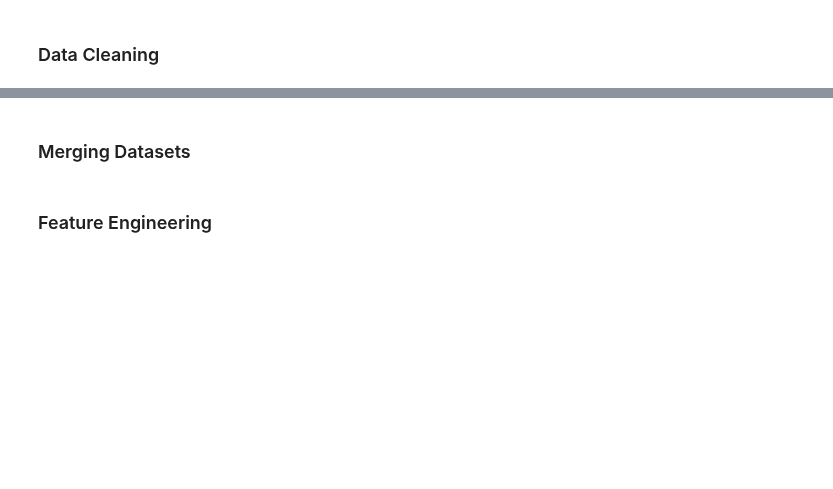
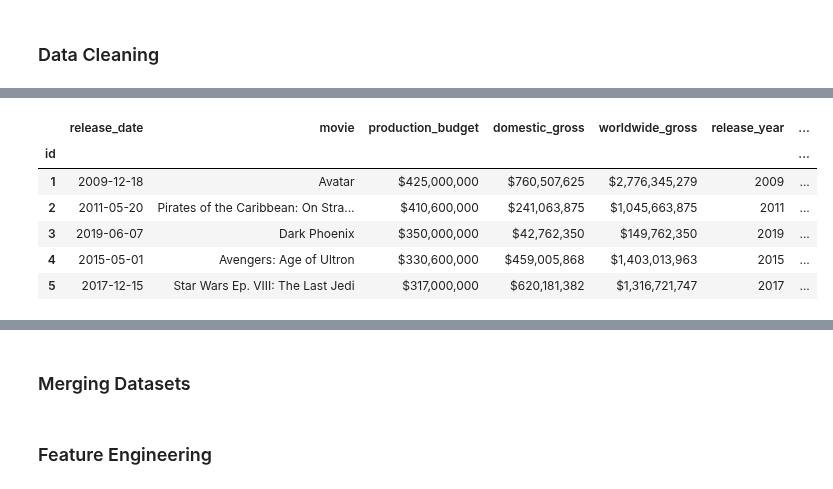
Before and after one commit to ThomasHChapman/p1_project, a Jupyter notebook: main_notebook.ipynb, the cells around one changed output, grey strips where cells are left out. Cells and saved outputs as stored; diff of their text form; code cells hidden in the pictures; blank space fills up the shorter version.

```diff
--- a/main_notebook.ipynb
+++ b/main_notebook.ipynb
@@ -44,0 +127,5 @@ conn = sqlite3.connect('./data/im.db')
+# %%
+df_budget = pd.read_csv('./data/tn.movie_budgets.csv.gz', index_col=0)
+# %%
+# Converted release date to a date/time format.
+df_budget['release_date'] = pd.to_datetime(df_budget['release_date'])
@@ -44,0 +142,13 @@ conn = sqlite3.connect('./data/im.db')
+# %%
+# Created release year and release month columns, and converted values to integers.
+df_budget['release_year'] = df_budget['release_date'].dt.strftime("%Y%m%d").str[:4].astype(int)
+df_budget['release_month'] = df_budget['release_date'].dt.strftime("%Y%m%d").str[4:6].astype(int)
+df_budget.head()
+# %% [output]
+|  | release_date | movie | production_budget | domestic_gross | worldwide_gross | release_year | ... |
+| id |  |  |  |  |  |  | ... |
+| 1 | 2009-12-18 | Avatar | $425,000,000 | $760,507,625 | $2,776,345,279 | 2009 | ... |
+| 2 | 2011-05-20 | Pirates of the Caribbean: On Stra... | $410,600,000 | $241,063,875 | $1,045,663,875 | 2011 | ... |
+| 3 | 2019-06-07 | Dark Phoenix | $350,000,000 | $42,762,350 | $149,762,350 | 2019 | ... |
+| 4 | 2015-05-01 | Avengers: Age of Ultron | $330,600,000 | $459,005,868 | $1,403,013,963 | 2015 | ... |
+| 5 | 2017-12-15 | Star Wars Ep. VIII: The Last Jedi | $317,000,000 | $620,181,382 | $1,316,721,747 | 2017 | ... |
```
Also changed, not shown: parts of 22 cells of this notebook, 1 other file.
